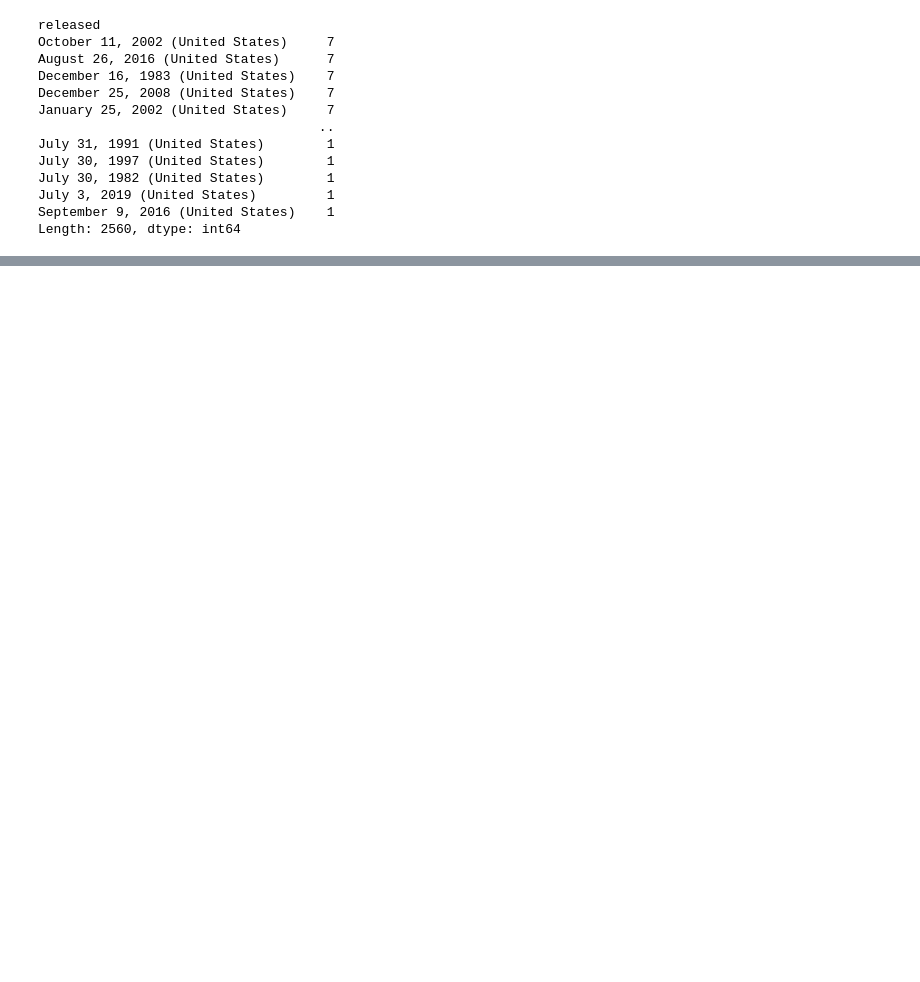
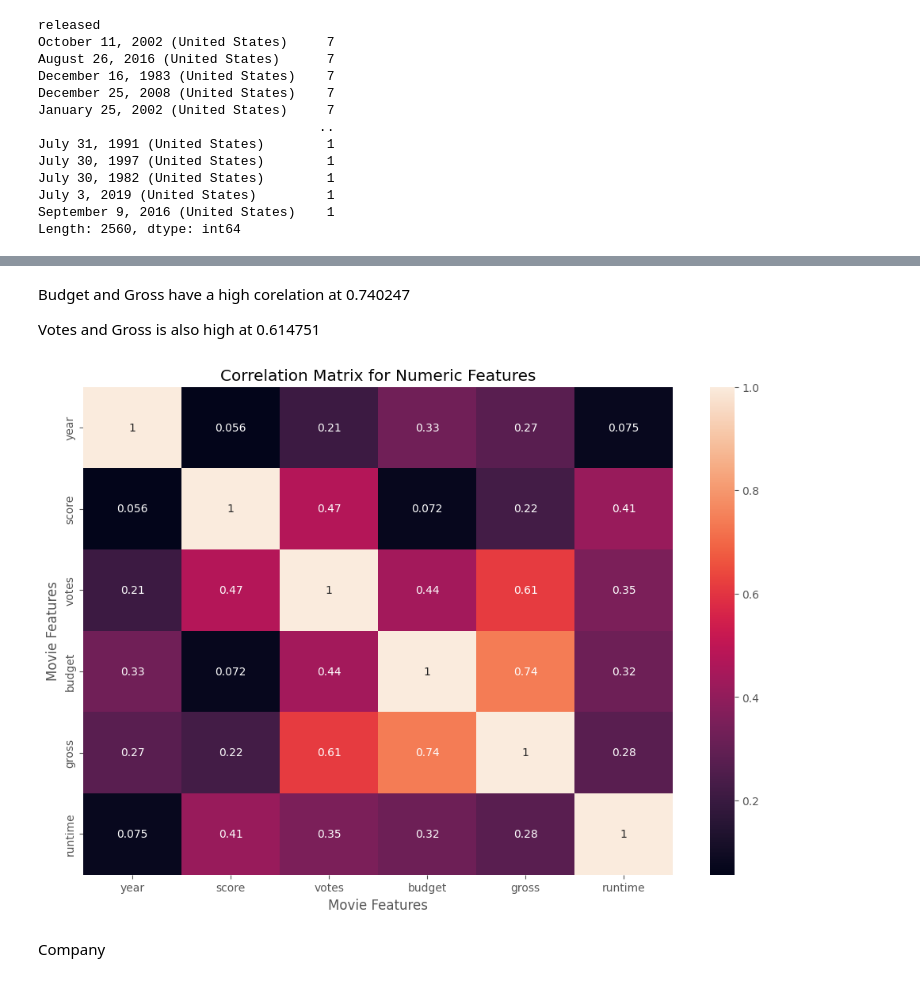
Before and after one commit to veroanalytic/movie-industry-analysis, a Jupyter notebook: Movie Industry Analysis.ipynb, the cells around one changed output, grey strips where cells are left out. Drawn from its saved outputs; the diff is of its cells as text; code cells hidden in the pictures; blank space fills up the shorter version.

```diff
--- a/Movie Industry Analysis.ipynb
+++ b/Movie Industry Analysis.ipynb
@@ -206,0 +272,18 @@ df
+# %% [markdown]
+Budget and Gross have a high corelation at 0.740247
+
+Votes and Gross is also high at 0.614751
+# %%
+# Using heatmap to better see the correlations
+correlation_matrix = df.corr(method="pearson")
+
+sns.heatmap(correlation_matrix, annot=True)
+plt.title("Correlation Matrix for Numeric Features")
+plt.xlabel("Movie Features")
+plt.ylabel("Movie Features")
+
+plt.show()
+# %% [output]
+[figure, added]
+# %% [markdown]
+Company
```
Also changed, not shown: parts of 17 cells of this notebook, 1 other file.
